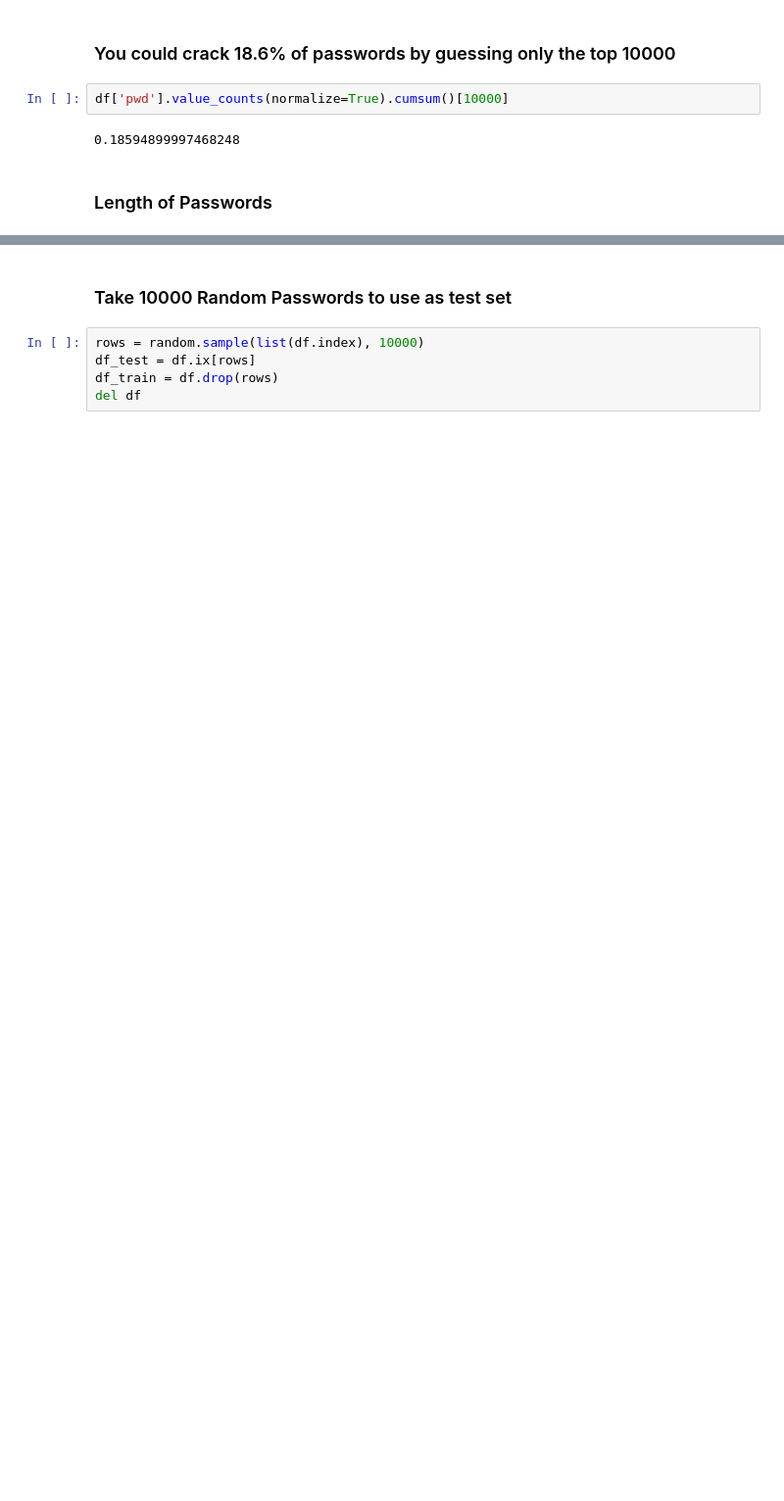
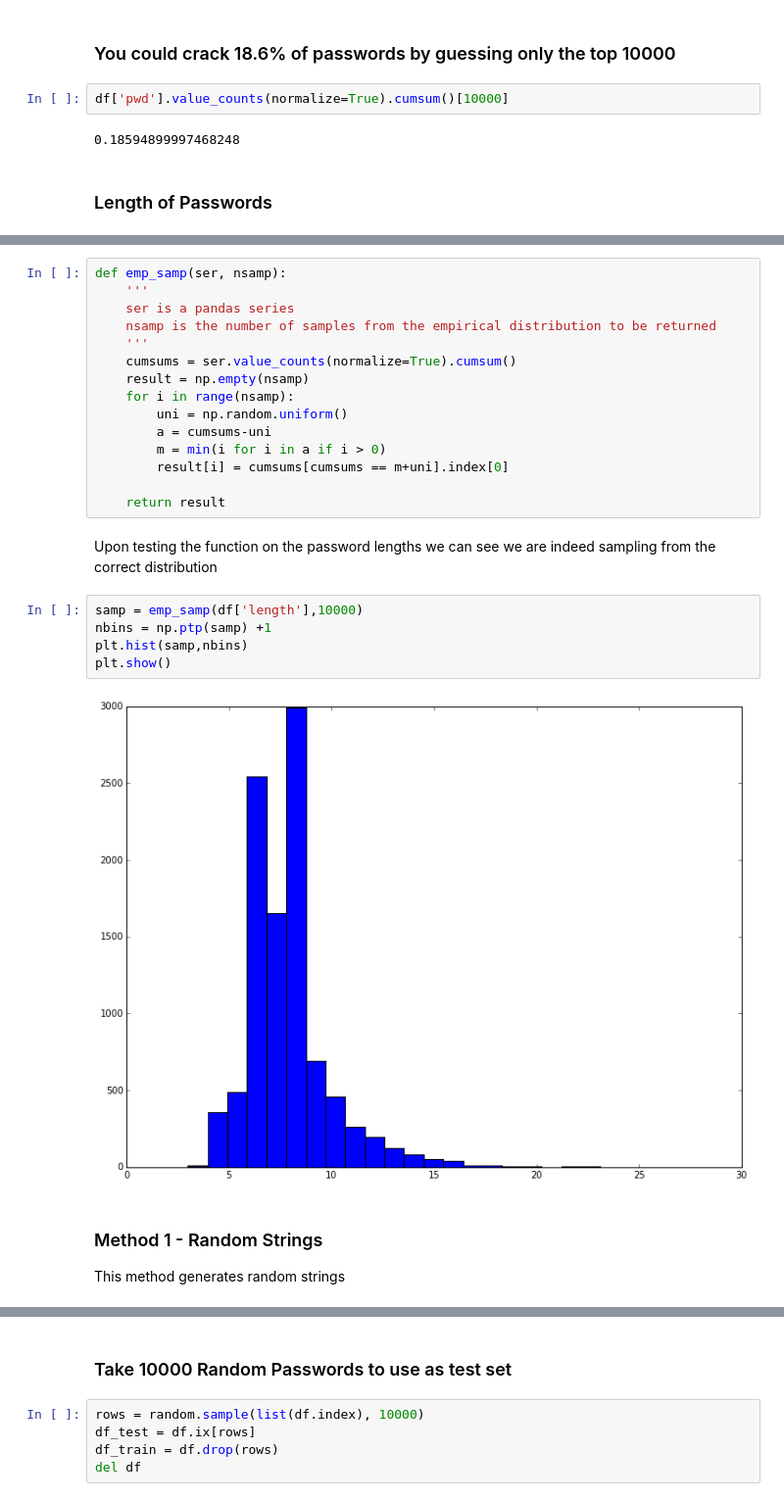
Before and after one commit to dkmehrmann/Kaggle, a Jupyter notebook: Passwords.ipynb, the cells around one changed output, grey strips where cells are left out. Shown: that part at 98% size. Saved outputs shown, nothing was run; the diff lists cells and outputs as text; blank space fills up the shorter version.

```diff
--- a/Passwords.ipynb
+++ b/Passwords.ipynb
@@ -70,2 +74,29 @@ For reference, all possible combinations by password length (given only uppercas
+# %%
+def emp_samp(ser, nsamp):
+    '''
+    ser is a pandas series
+    nsamp is the number of samples from the empirical distribution to be returned
+    '''
+    cumsums = ser.value_counts(normalize=True).cumsum()
+    result = np.empty(nsamp)
+    for i in range(nsamp):
+        uni = np.random.uniform()
+        a = cumsums-uni
+        m = min(i for i in a if i > 0)
+        result[i] = cumsums[cumsums == m+uni].index[0]
+
+    return result
+# %% [markdown]
+Upon testing the function on the password lengths we can see we are indeed sampling from the correct distribution
+# %%
+samp = emp_samp(df['length'],10000)
+nbins = np.ptp(samp) +1
+plt.hist(samp,nbins)
+plt.show()
+# %% [output]
+[figure, added]
+# %% [markdown]
+### Method 1 - Random Strings
+This method generates random strings
 # %%
 import string
```
Also changed, not shown: parts of 11 cells of this notebook.
